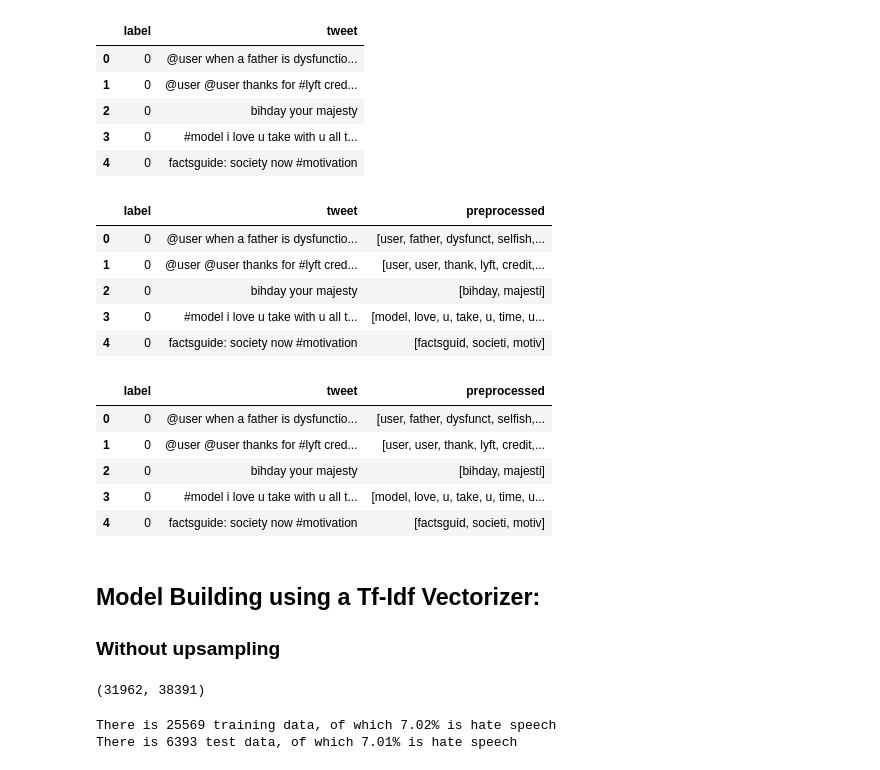
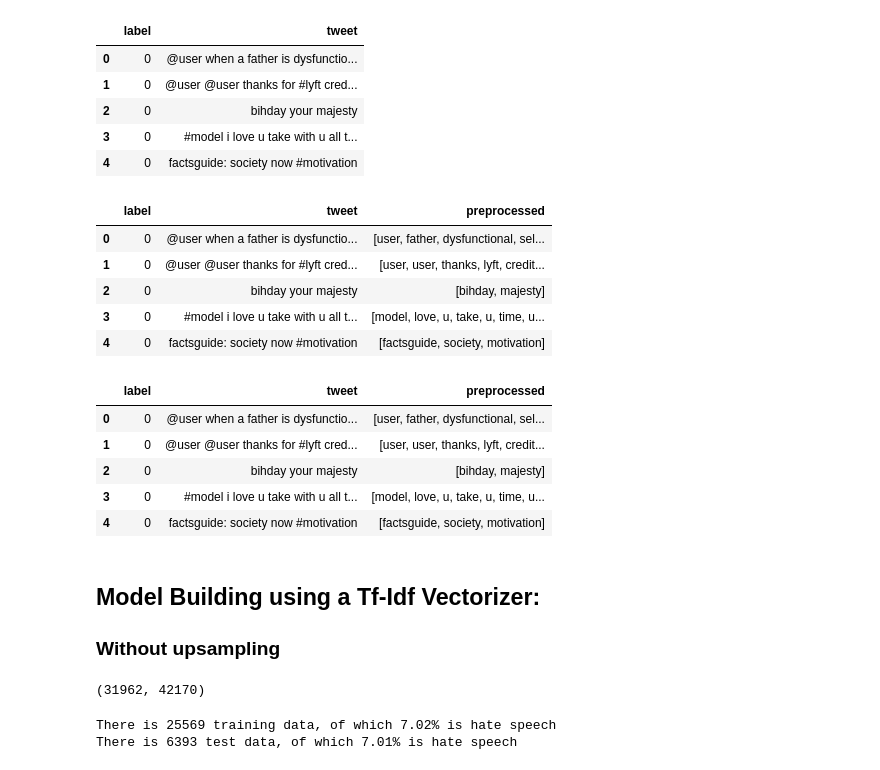
Before and after one commit to Aaron9812/Data_mining, a Jupyter notebook: src/models/regression.ipynb, the cells around one changed output. Drawn from its saved outputs; the diff is of its cells as text; code cells hidden in the pictures.

```diff
--- a/src/models/regression.ipynb
+++ b/src/models/regression.ipynb
@@ -48,25 +48,26 @@ Reusing dataset tweets_hate_speech_detection (C:\Users\maetu\.cache\huggingface\
 | 4 | 0 | factsguide: society now #motivation |
 # %%
 # Create preprossesed data
-df['preprocessed'] = preprocess(df['tweet'], True, True, False, True)
+df['preprocessed'] = preprocess(df['tweet'], True, False, True, True)
+df_copy = df
 df.head()
 # %% [output]
 |  | label | tweet | preprocessed |
-| 0 | 0 | @user when a father is dysfunctio... | [user, father, dysfunct, selfish,... |
-| 1 | 0 | @user @user thanks for #lyft cred... | [user, user, thank, lyft, credit,... |
-| 2 | 0 | bihday your majesty | [bihday, majesti] |
+| 0 | 0 | @user when a father is dysfunctio... | [user, father, dysfunctional, sel... |
+| 1 | 0 | @user @user thanks for #lyft cred... | [user, user, thanks, lyft, credit... |
+| 2 | 0 | bihday your majesty | [bihday, majesty] |
 | 3 | 0 | #model i love u take with u all t... | [model, love, u, take, u, time, u... |
-| 4 | 0 | factsguide: society now #motivation | [factsguid, societi, motiv] |
+| 4 | 0 | factsguide: society now #motivation | [factsguide, society, motivation] |
 # %%
 df['preprocessed'].astype(str)
 df.head()
 # %% [output]
 |  | label | tweet | preprocessed |
-| 0 | 0 | @user when a father is dysfunctio... | [user, father, dysfunct, selfish,... |
-| 1 | 0 | @user @user thanks for #lyft cred... | [user, user, thank, lyft, credit,... |
-| 2 | 0 | bihday your majesty | [bihday, majesti] |
+| 0 | 0 | @user when a father is dysfunctio... | [user, father, dysfunctional, sel... |
+| 1 | 0 | @user @user thanks for #lyft cred... | [user, user, thanks, lyft, credit... |
+| 2 | 0 | bihday your majesty | [bihday, majesty] |
 | 3 | 0 | #model i love u take with u all t... | [model, love, u, take, u, time, u... |
-| 4 | 0 | factsguide: society now #motivation | [factsguid, societi, motiv] |
+| 4 | 0 | factsguide: society now #motivation | [factsguide, society, motivation] |
 # %%
 # Create trained tfidf vectorizer
 tfidf = train_tfidf(df['preprocessed'])
@@ -83,7 +79,7 @@ X = tfidf.transform(df['preprocessed'])
 
 print(X.shape)
 # %% [output]
-(31962, 38391)
+(31962, 42170)
 # %%
 y = df['label']
 # %%
```
Also changed, not shown: parts of 25 cells of this notebook.
